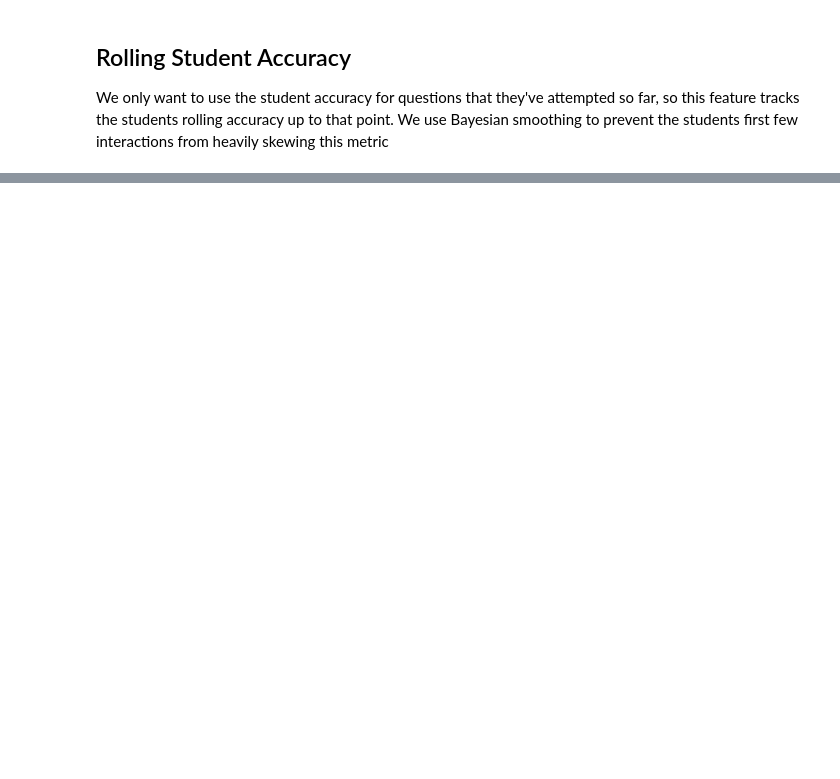
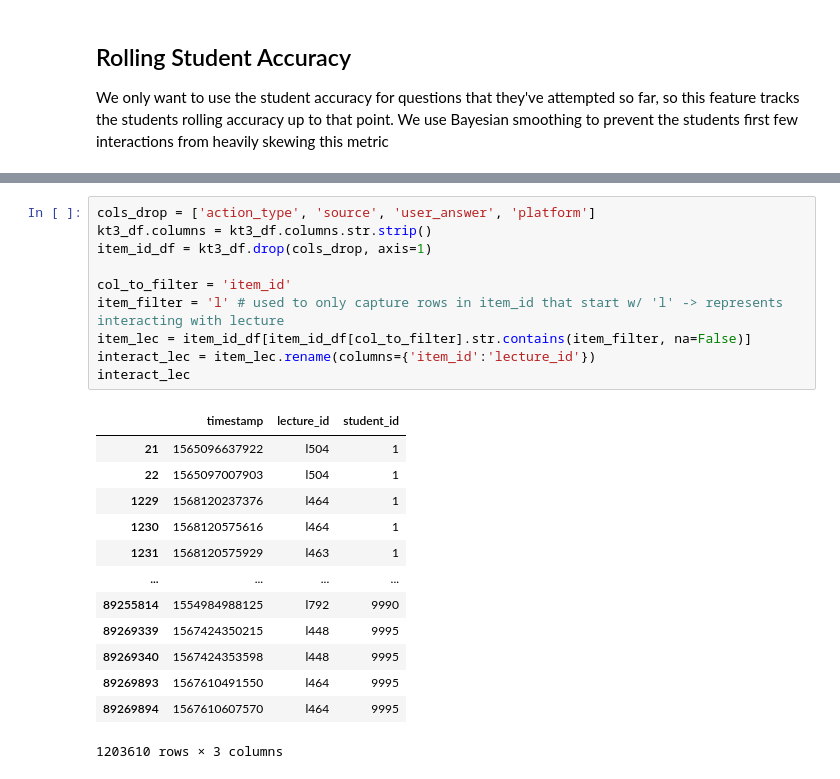
Before and after one commit to bbelandr/MachineLearningProject, a Jupyter notebook: feature_eng.ipynb, the cells around one changed output, grey strips where cells are left out. Saved outputs shown, nothing was run; the diff lists cells and outputs as text; blank space fills up the shorter version.

```diff
--- a/feature_eng.ipynb
+++ b/feature_eng.ipynb
@@ -168,0 +262,24 @@ final_val_df.write_parquet(r".\Data\final_val_data.parquet")
+# %%
+cols_drop = ['action_type', 'source', 'user_answer', 'platform']
+kt3_df.columns = kt3_df.columns.str.strip()
+item_id_df = kt3_df.drop(cols_drop, axis=1)
+
+col_to_filter = 'item_id'
+item_filter = 'l' # used to only capture rows in item_id that start w/ 'l' -> represents interacting with lecture
+item_lec = item_id_df[item_id_df[col_to_filter].str.contains(item_filter, na=False)]
+interact_lec = item_lec.rename(columns={'item_id':'lecture_id'})
+interact_lec
+# %% [output]
+|  | timestamp | lecture_id | student_id |
+| 21 | 1565096637922 | l504 | 1 |
+| 22 | 1565097007903 | l504 | 1 |
+| 1229 | 1568120237376 | l464 | 1 |
+| 1230 | 1568120575616 | l464 | 1 |
+| 1231 | 1568120575929 | l463 | 1 |
+| ... | ... | ... | ... |
+| 89255814 | 1554984988125 | l792 | 9990 |
+| 89269339 | 1567424350215 | l448 | 9995 |
+| 89269340 | 1567424353598 | l448 | 9995 |
+| 89269893 | 1567610491550 | l464 | 9995 |
+| 89269894 | 1567610607570 | l464 | 9995 |
+1203610 rows × 3 columns
```
Also changed, not shown: parts of 12 cells of this notebook.
